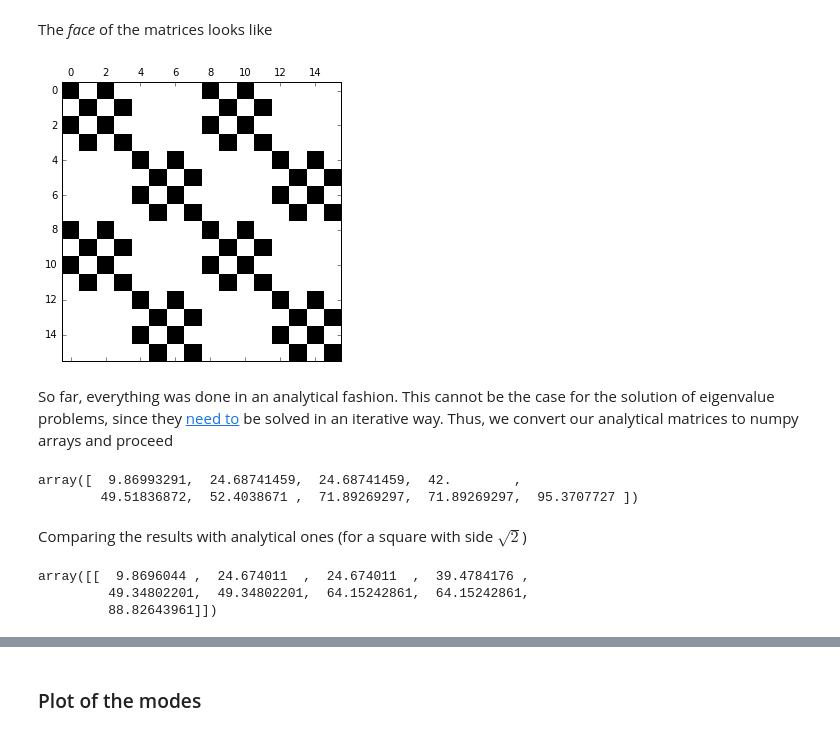
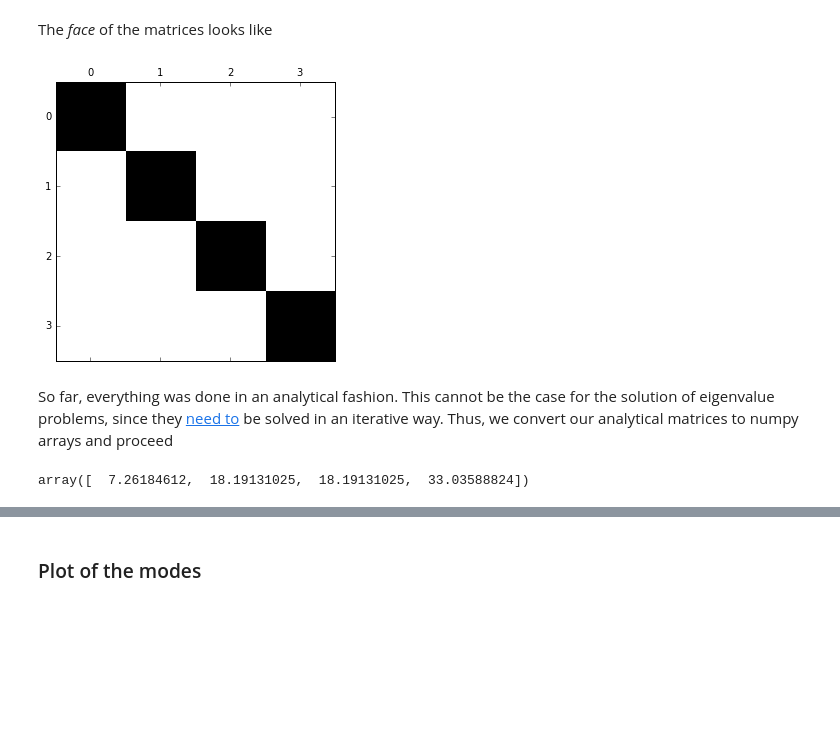
Before and after one commit to nicoguaro/FEM_resources, a Jupyter notebook: poly_ritz.ipynb, the cells around one changed output, grey strips where cells are left out. Cells and saved outputs as stored; diff of their text form; code cells hidden in the pictures; blank space fills up the shorter version.

```diff
--- a/poly_ritz.ipynb
+++ b/poly_ritz.ipynb
@@ -136,22 +136,22 @@ The terms $W_{n}(x,y)$ are functions that should be linear independent, preferab
 # %%
 def w_fun(x, y, m, n):
     """ Trial function. """
-    var('c:%d' % (m*n)) # This is the way of define the coefficients c_i
+    c = symbols('c:%d' % (m*n)) # This is the way of define the coefficients c_i
     w = 0
     for i in xrange(0, m):
         for j in xrange(0, n):
-            w = w + eval('c%d' % (m*j + i)) * x**i * y**j
+            w += c[m*j + i] * x**i * y**j
 
-    return w
+    return w, c
 
 def u_fun(x, y, m, n):
     """ Complete function. Contains the boundary and trial functions. """
-    return b(x, y, npts) * w_fun(x, y, m, n)
+    w, c =w_fun(x, y, m, n)
+    return b(x, y, npts) * w, c
 
-m = 4
-n = 4
-u = u_fun(x, y, m, n)
-dudx = [diff(u, x), diff(u, y)]
+m = 2
+n = 2
+u, c = u_fun(x, y, m, n)
 # %% [markdown]
 ### Matrices computation
 # %% [markdown]
@@ -168,3 +161,12 @@ del dudx
+# %%
+u_c = Poly(u, c).coeffs()
+dx_c = Poly(u.diff(x), c).coeffs()
+dy_c = Poly(u.diff(y), c).coeffs()
+# %%
+Kaux = Matrix(m*n, m*n, lambda ii, jj: dx_c[ii]*dx_c[jj] + dy_c[ii]*dy_c[jj])
+Maux = Matrix(m*n, m*n, lambda ii, jj: u_c[ii]*u_c[jj])
+K = Matrix(m*n, m*n, lambda i,j: 0)
+M = Matrix(m*n, m*n, lambda i,j: 0)
 # %%
 for j in xrange(len(lines)):
     A = [poly[lines[j][0]][0], poly[lines[j][0]][1]]
@@ -174,17 +176,24 @@ for j in xrange(len(lines)):
                 [B[1] - A[1], C[1] - A[1]]])
     detJ = J.det()
     trans = J * Matrix([[r],[s]]) + Matrix(A)
-    Kaux2 = Kaux.subs({x:trans[0], y:trans[1]})
-    Maux2 = Maux.subs({x:trans[0], y:trans[1]})
-    K = K + integrate(integrate(Kaux2*detJ, (r, 0, 1-s)), (s, 0, 1))
-    M = M + integrate(integrate(Maux2*detJ, (r, 0, 1-s)), (s, 0, 1))
+    for row in range(m*n):
+        for col in range(row, m*n):
+            K_inte = Kaux[row, col].subs({x:trans[0], y:trans[1]})
+            M_inte = Maux[row, col].subs({x:trans[0], y:trans[1]})
+            K_inte = integrate(integrate(K_inte*detJ, (r, 0, 1-s)), (s, 0, 1))
+            M_inte = integrate(integrate(M_inte*detJ, (r, 0, 1-s)), (s, 0, 1))
+            K[row, col] += K_inte
+            M[row, col] += M_inte
+            if row != col:
+                K[col, row] += K_inte
+                M[col, row] += M_inte
 # %% [markdown]
 The _face_ of the matrices looks like
 # %%
 plt.figure(figsize=(5,5))
-plt.spy(K);
+plt.spy(K.evalf());
 # %% [output]
-[figure, old version]
+[figure, new version]
 # %% [markdown]
 So far, everything was done in an analytical fashion. This cannot be the case for the solution of eigenvalue problems, since they [need to](http://en.wikipedia.org/wiki/Abel%E2%80%93Ruffini_theorem) be solved in an iterative way. Thus, we convert our analytical matrices to numpy arrays and proceed
 # %%
@@ -193,17 +202,5 @@ Mn = np.array(M)
 # %%
-import scipy.linalg as LA
-vals, vecs = LA.eigh(Kn, Mn, eigvals=(0,8))
+vals, vecs = eigh(Kn, Mn, eigvals=(0,3))
 vals
 # %% [output]
-array([  9.86993291,  24.68741459,  24.68741459,  42.        ,
-        49.51836872,  52.4038671 ,  71.89269297,  71.89269297,  95.3707727 ])
+array([  7.26184612,  18.19131025,  18.19131025,  33.03588824])
-# %% [markdown]
-Comparing the results with analytical ones (for a square with side $\sqrt{2}$)
-# %%
-anal_vals = [pi**2/2*(i**2 + j**2) for i in xrange(1,4) for j in xrange(1,4)]
-anal_valsN = np.sort(np.array(Matrix(anal_vals).T.evalf()).astype(dtype=float))
-anal_valsN
-# %% [output]
-array([[  9.8696044 ,  24.674011  ,  24.674011  ,  39.4784176 ,
-         49.34802201,  49.34802201,  64.15242861,  64.15242861,
-         88.82643961]])
```
Also changed, not shown: parts of 14 cells of this notebook, 1 other file.
